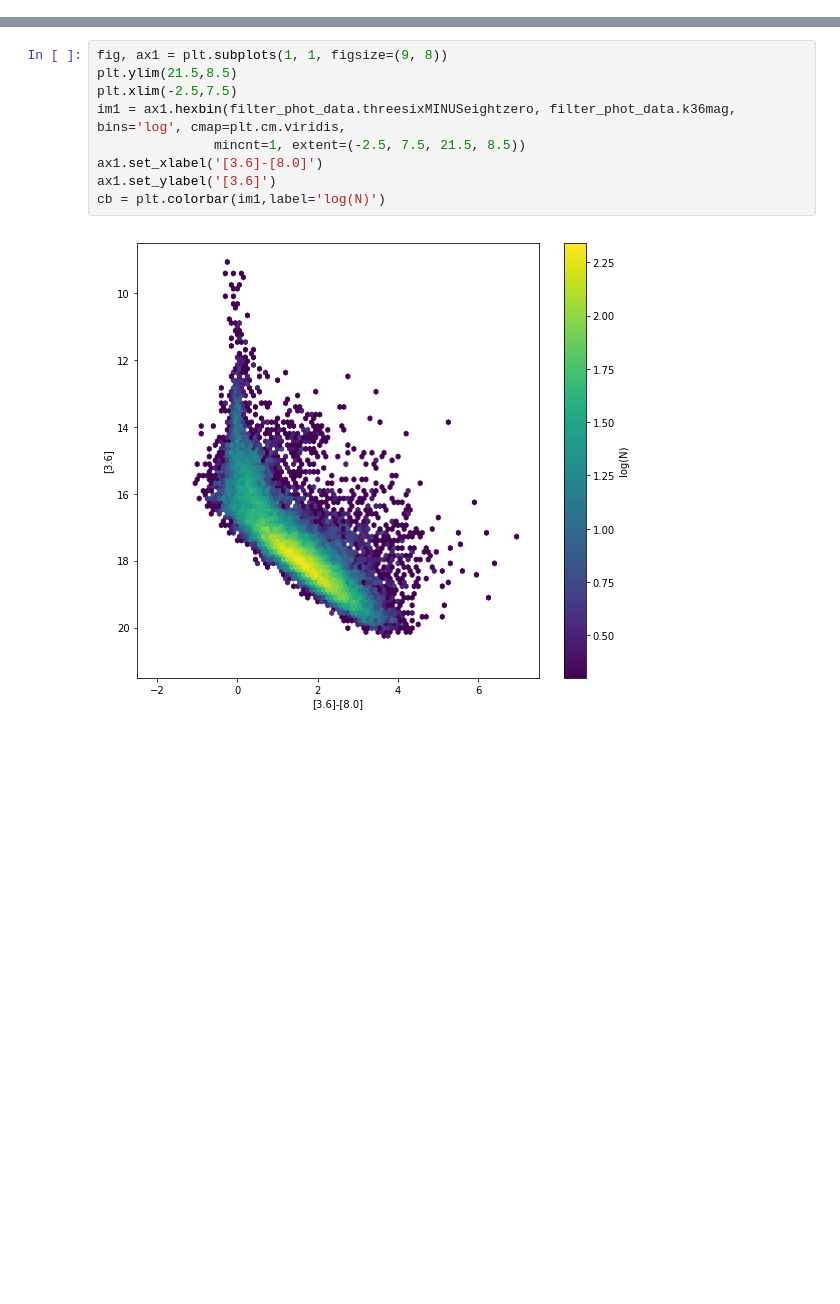
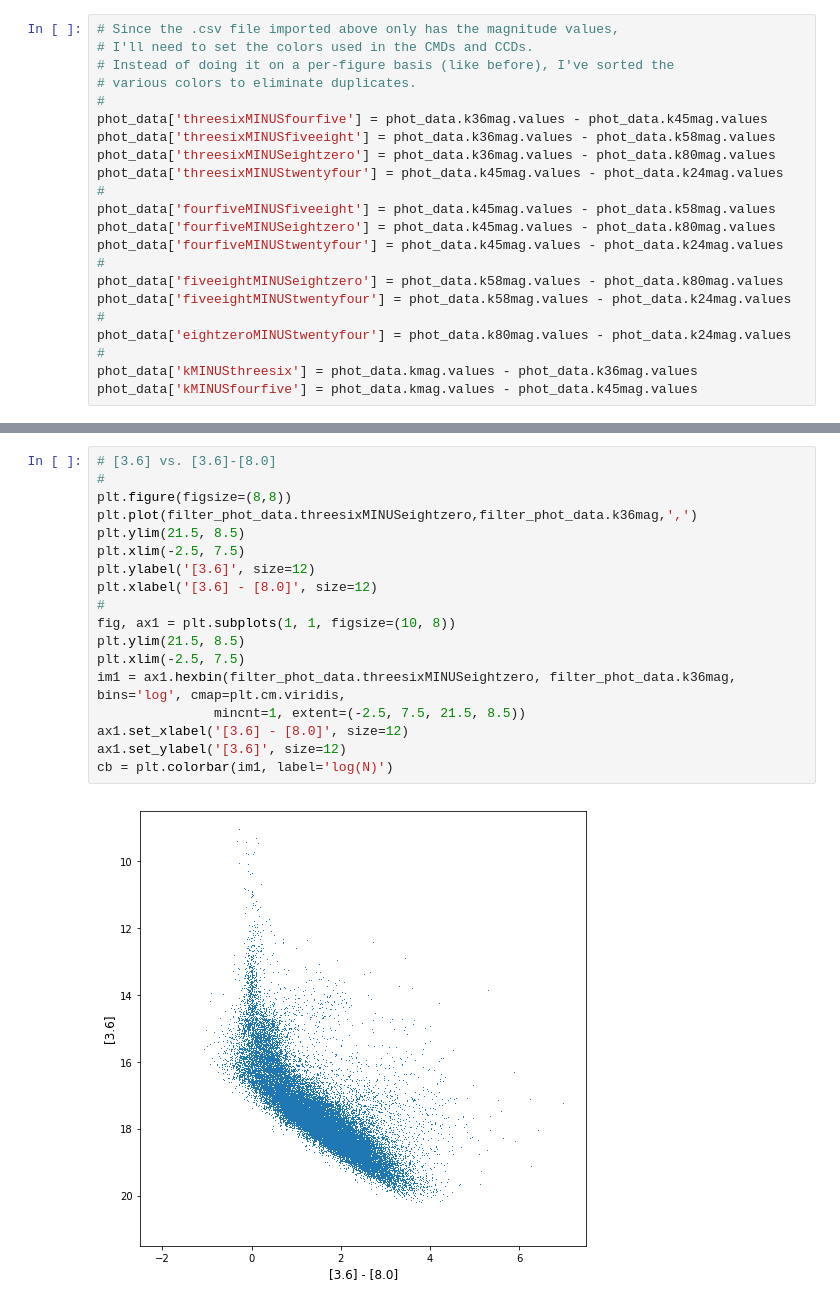
Before and after one commit to alechirschauer/SASP, a Jupyter notebook: CMD_10May2018.ipynb, the cells around one changed output, grey strips where cells are left out. Drawn from its saved outputs; the diff is of its cells as text; blank space fills up the shorter version.

```diff
--- a/CMD_10May2018.ipynb
+++ b/CMD_10May2018.ipynb
@@ -22,0 +28,22 @@ plt.title('Number Density CMD test')
+# %%
+# Since the .csv file imported above only has the magnitude values,
+# I'll need to set the colors used in the CMDs and CCDs.
+# Instead of doing it on a per-figure basis (like before), I've sorted the
+# various colors to eliminate duplicates.
+#
+phot_data['threesixMINUSfourfive'] = phot_data.k36mag.values - phot_data.k45mag.values
+phot_data['threesixMINUSfiveeight'] = phot_data.k36mag.values - phot_data.k58mag.values
+phot_data['threesixMINUSeightzero'] = phot_data.k36mag.values - phot_data.k80mag.values
+phot_data['threesixMINUStwentyfour'] = phot_data.k45mag.values - phot_data.k24mag.values
+#
+phot_data['fourfiveMINUSfiveeight'] = phot_data.k45mag.values - phot_data.k58mag.values
+phot_data['fourfiveMINUSeightzero'] = phot_data.k45mag.values - phot_data.k80mag.values
+phot_data['fourfiveMINUStwentyfour'] = phot_data.k45mag.values - phot_data.k24mag.values
+#
+phot_data['fiveeightMINUSeightzero'] = phot_data.k58mag.values - phot_data.k80mag.values
+phot_data['fiveeightMINUStwentyfour'] = phot_data.k58mag.values - phot_data.k24mag.values
+#
+phot_data['eightzeroMINUStwentyfour'] = phot_data.k80mag.values - phot_data.k24mag.values
+#
+phot_data['kMINUSthreesix'] = phot_data.kmag.values - phot_data.k36mag.values
+phot_data['kMINUSfourfive'] = phot_data.kmag.values - phot_data.k45mag.values
@@ -23,11 +124,20 @@ plt.title('Number Density CMD test')
 # %%
-fig, ax1 = plt.subplots(1, 1, figsize=(9, 8))
-plt.ylim(21.5,8.5)
-plt.xlim(-2.5,7.5)
+# [3.6] vs. [3.6]-[8.0]
+#
+plt.figure(figsize=(8,8))
+plt.plot(filter_phot_data.threesixMINUSeightzero,filter_phot_data.k36mag,',')
+plt.ylim(21.5, 8.5)
+plt.xlim(-2.5, 7.5)
+plt.ylabel('[3.6]', size=12)
+plt.xlabel('[3.6] - [8.0]', size=12)
+#
+fig, ax1 = plt.subplots(1, 1, figsize=(10, 8))
+plt.ylim(21.5, 8.5)
+plt.xlim(-2.5, 7.5)
 im1 = ax1.hexbin(filter_phot_data.threesixMINUSeightzero, filter_phot_data.k36mag, bins='log', cmap=plt.cm.viridis,
                mincnt=1, extent=(-2.5, 7.5, 21.5, 8.5))
-ax1.set_xlabel('[3.6]-[8.0]')
-ax1.set_ylabel('[3.6]')
-cb = plt.colorbar(im1,label='log(N)')
+ax1.set_xlabel('[3.6] - [8.0]', size=12)
+ax1.set_ylabel('[3.6]', size=12)
+cb = plt.colorbar(im1, label='log(N)')
 # %% [output]
-[figure, old version]
+[figure, new version]
```
Also changed, not shown: parts of 23 cells of this notebook.
